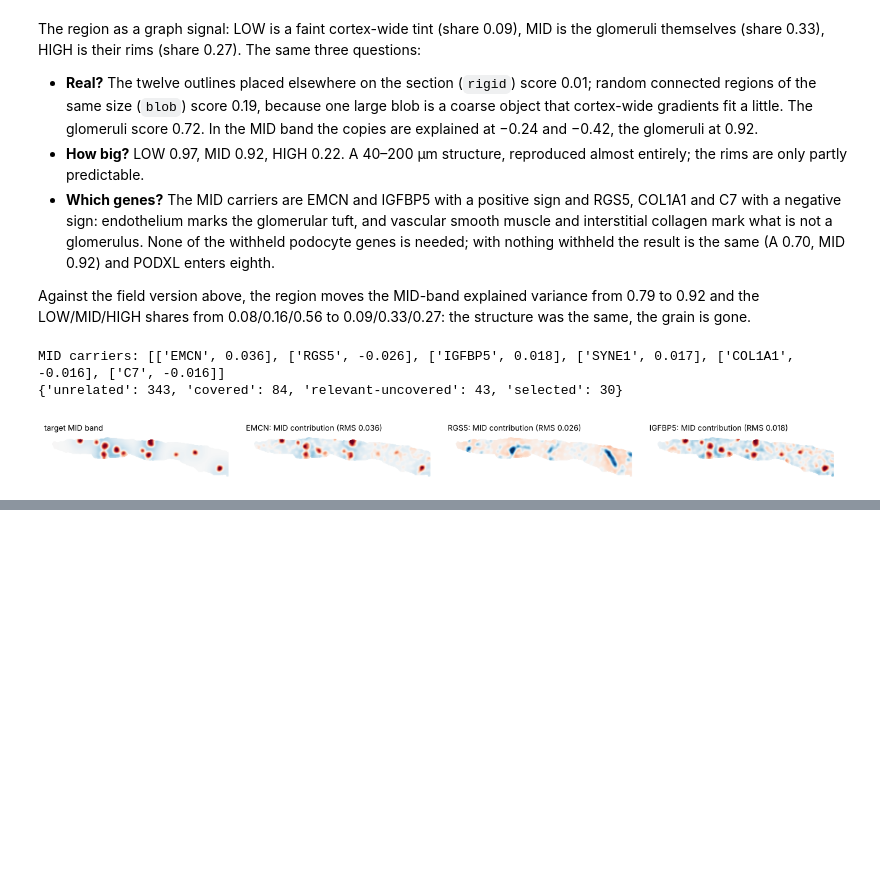
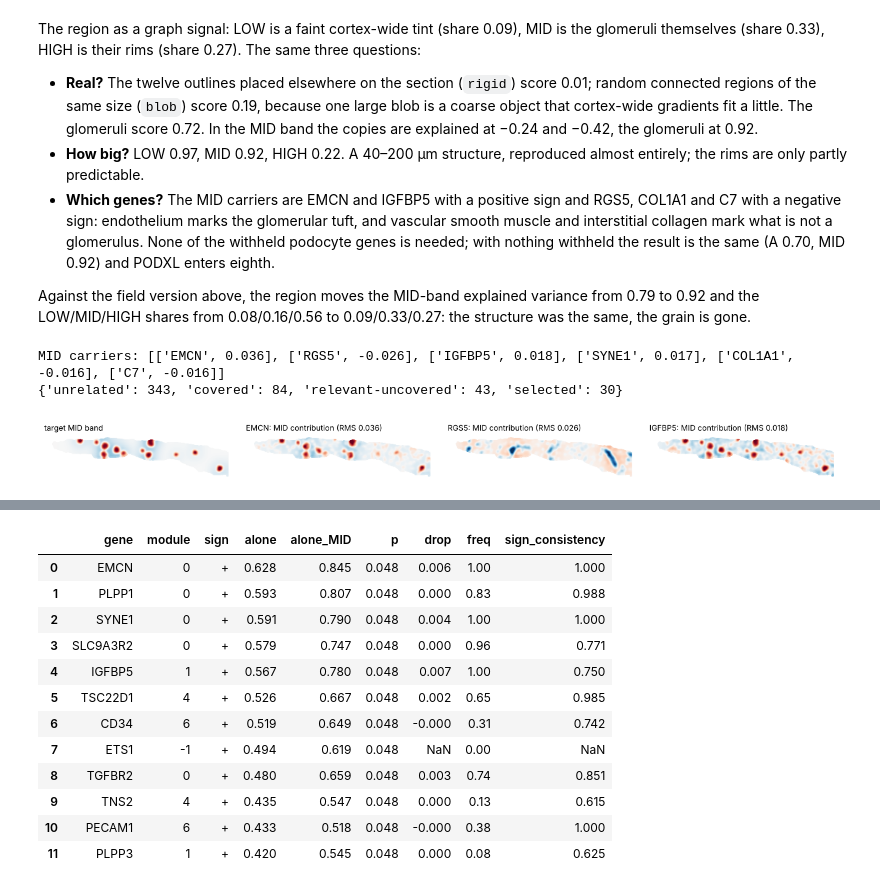
Before and after one commit to BMEngineeR/scalematch, a Jupyter notebook: tutorials/02_continuous_target_visium_hd.ipynb, the cells around one changed output, grey strips where cells are left out. Saved outputs shown, nothing was run; the diff lists cells and outputs as text; code cells hidden in the pictures; blank space fills up the shorter version.

```diff
--- a/tutorials/02_continuous_target_visium_hd.ipynb
+++ b/tutorials/02_continuous_target_visium_hd.ipynb
@@ -182,0 +184,3 @@ res.save("output/kidney16_podocyte")
+# %%
+conf_r = sm.confidence(res_r, seed=0)
+print(conf_r.summary())
@@ -182,0 +198,16 @@ res.save("output/kidney16_podocyte")
+# %%
+conf_r.table.head(12)[["gene", "module", "sign", "alone", "alone_MID", "p", "drop", "freq", "sign_consistency"]].round(3)
+# %% [output]
+|  | gene | module | sign | alone | alone_MID | p | drop | freq | sign_consistency |
+| 0 | EMCN | 0 | + | 0.628 | 0.845 | 0.048 | 0.006 | 1.00 | 1.000 |
+| 1 | PLPP1 | 0 | + | 0.593 | 0.807 | 0.048 | 0.000 | 0.83 | 0.988 |
+| 2 | SYNE1 | 0 | + | 0.591 | 0.790 | 0.048 | 0.004 | 1.00 | 1.000 |
+| 3 | SLC9A3R2 | 0 | + | 0.579 | 0.747 | 0.048 | 0.000 | 0.96 | 0.771 |
+| 4 | IGFBP5 | 1 | + | 0.567 | 0.780 | 0.048 | 0.007 | 1.00 | 0.750 |
+| 5 | TSC22D1 | 4 | + | 0.526 | 0.667 | 0.048 | 0.002 | 0.65 | 0.985 |
+| 6 | CD34 | 6 | + | 0.519 | 0.649 | 0.048 | -0.000 | 0.31 | 0.742 |
+| 7 | ETS1 | -1 | + | 0.494 | 0.619 | 0.048 | NaN | 0.00 | NaN |
+| 8 | TGFBR2 | 0 | + | 0.480 | 0.659 | 0.048 | 0.003 | 0.74 | 0.851 |
+| 9 | TNS2 | 4 | + | 0.435 | 0.547 | 0.048 | 0.000 | 0.13 | 0.615 |
+| 10 | PECAM1 | 6 | + | 0.433 | 0.518 | 0.048 | -0.000 | 0.38 | 1.000 |
+| 11 | PLPP3 | 1 | + | 0.420 | 0.545 | 0.048 | 0.000 | 0.08 | 0.625 |
```
Also changed, not shown: parts of 13 cells of this notebook, 9 other files.
